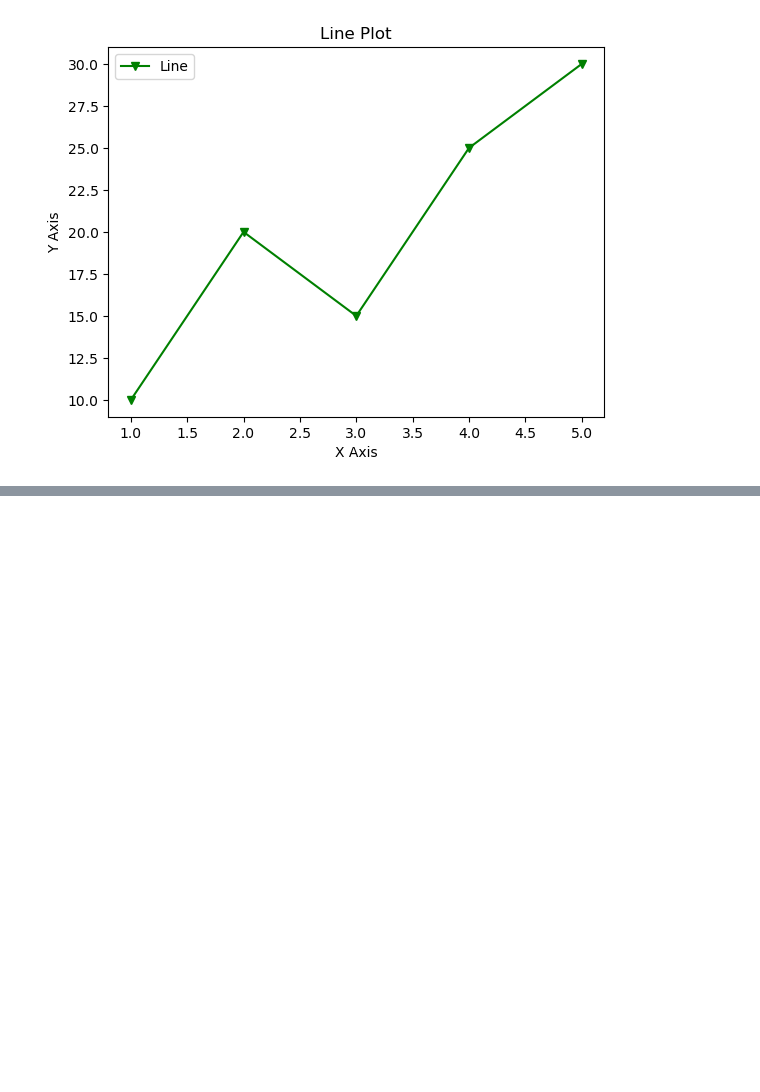
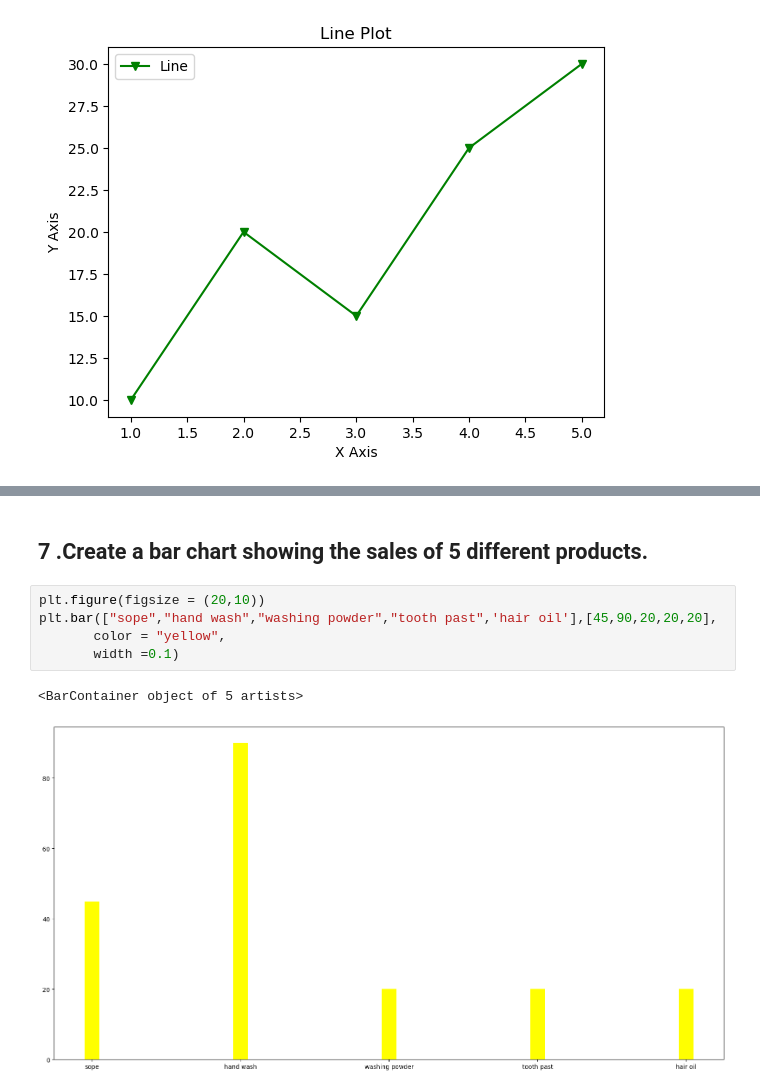
Before and after one commit to yashdeore24/Python_daily_task, a Jupyter notebook: Matplotlib_Questions.ipynb, the cells around one changed output, grey strips where cells are left out. Drawn from its saved outputs; the diff is of its cells as text; blank space fills up the shorter version.

```diff
--- a/Matplotlib_Questions.ipynb
+++ b/Matplotlib_Questions.ipynb
@@ -66,0 +79,10 @@ plt.show()
+# %% [markdown]
+## 7 .Create a bar chart showing the sales of 5 different products.
+# %%
+plt.figure(figsize = (20,10))
+plt.bar(["sope","hand wash","washing powder","tooth past",'hair oil'],[45,90,20,20,20],
+       color = "yellow",
+       width =0.1)
+# %% [output]
+<BarContainer object of 5 artists>
+[figure, added]
```
Also changed, not shown: parts of 7 cells of this notebook.
